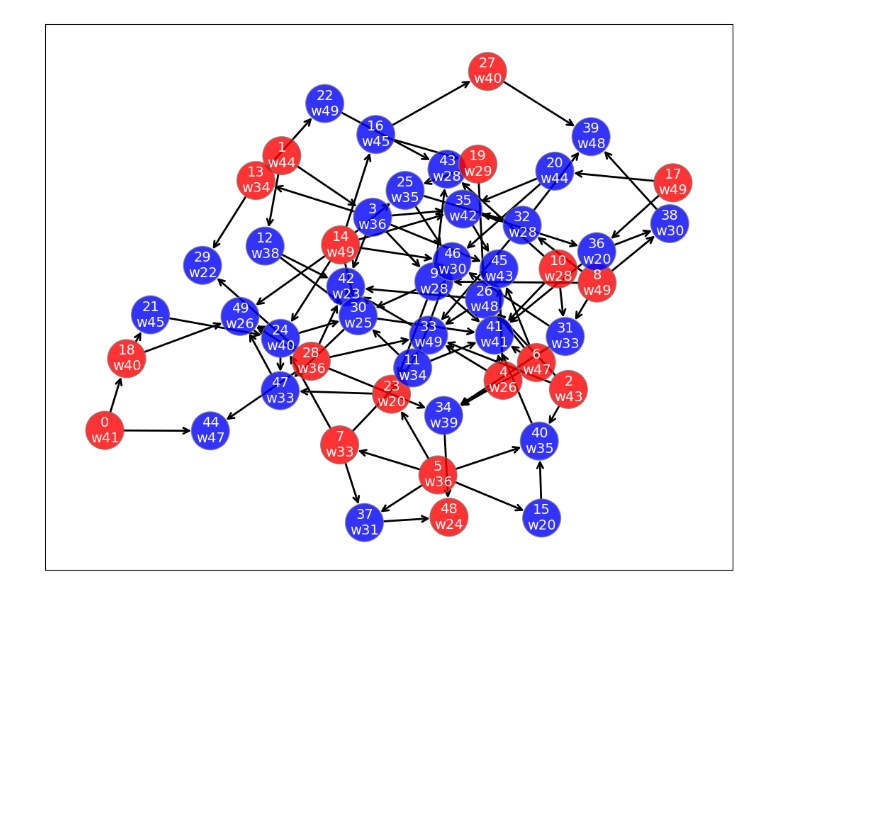
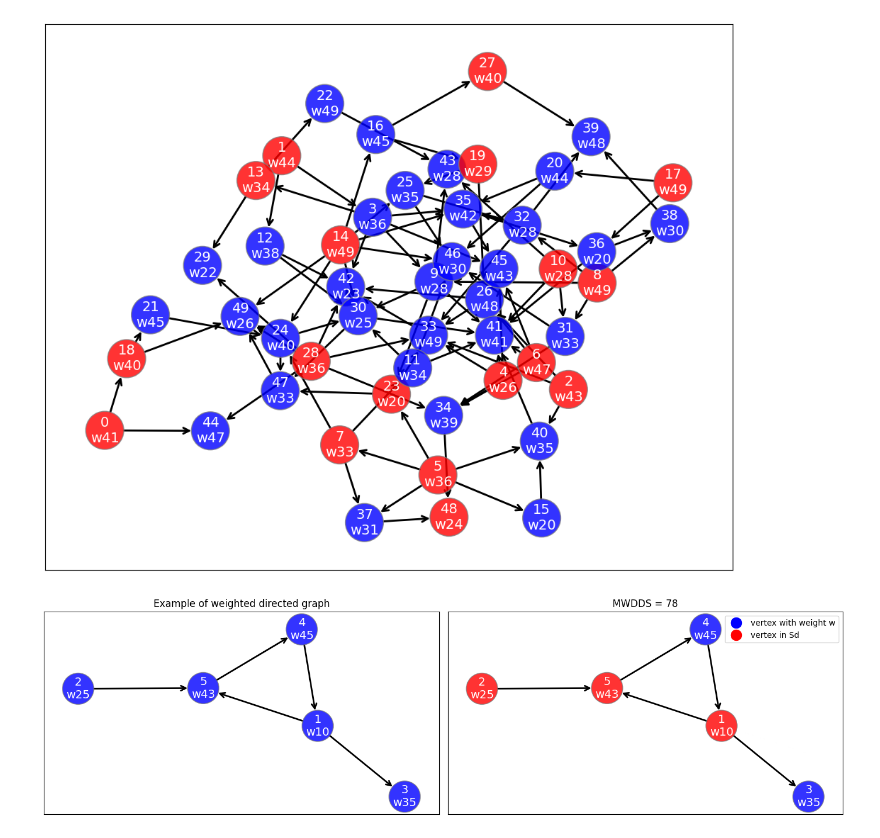
Before and after one commit to neuralmaticv/operations-research-project_mwdds, a Jupyter notebook: notebooks/graph_visualization.ipynb, the cells around one changed output. Drawn from its saved outputs; the diff is of its cells as text; code cells hidden in the pictures; blank space fills up the shorter version.

```diff
--- a/notebooks/graph_visualization.ipynb
+++ b/notebooks/graph_visualization.ipynb
@@ -115,3 +115,32 @@ MWDDS solution:  {0, 1, 2, 3, 4, 5, 6, 7, 8, 9, 10, 12, 13, 14, 15, 16, 17, 18,
 [figure]
 ILP solution:  {0, 1, 2, 4, 5, 6, 7, 8, 10, 13, 14, 48, 17, 18, 19, 23, 27, 28} 668
 [figure]
+# %%
+from matplotlib.lines import Line2D
+
+num_rows = 1
+num_cols = 2
+
+fig, axs = plt.subplots(num_rows, num_cols, figsize=(14, 2 * 2))
+
+graph_v, graph_e = read_graph_instance("../instances/test_instances/instance_05_06.txt")
+
+axs[0].set_title("Example of weighted directed graph")
+plot_graph_grid(vertices_w=graph_v, edges=graph_e, dominating_set=None, instance_info=None, digraph=True, ax=axs[0])
+
+ds, ds_w = ilp_mwdds(graph_v, graph_e)
+axs[1].set_title("MWDDS = " + str(ds_w))
+plot_graph_grid(vertices_w=graph_v, edges=graph_e, dominating_set=ds, instance_info=None, digraph=True, ax=axs[1])
+plt.legend(["blue", "orange"], loc=0)
+
+legend_elements = [
+    Line2D([0], [0], marker='o', color='w', label='vertex with weight w',markerfacecolor='b', markersize=15),
+    Line2D([0], [0], marker='o', color='w', label='vertex in Sd',markerfacecolor='r', markersize=15),
+]
+plt.legend(handles=legend_elements, loc='upper right')
+
+plt.tight_layout()
+plt.show()
+# fig.savefig("../instances/images/instance_05_06_graph_en.png")
+# %% [output]
+[figure, added]
```
Also changed, not shown: parts of 2 cells of this notebook, 4 other files.
